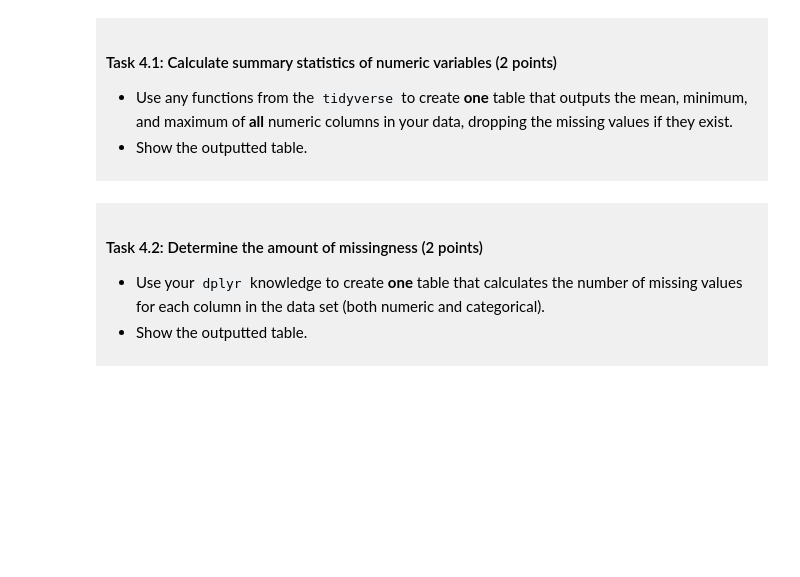
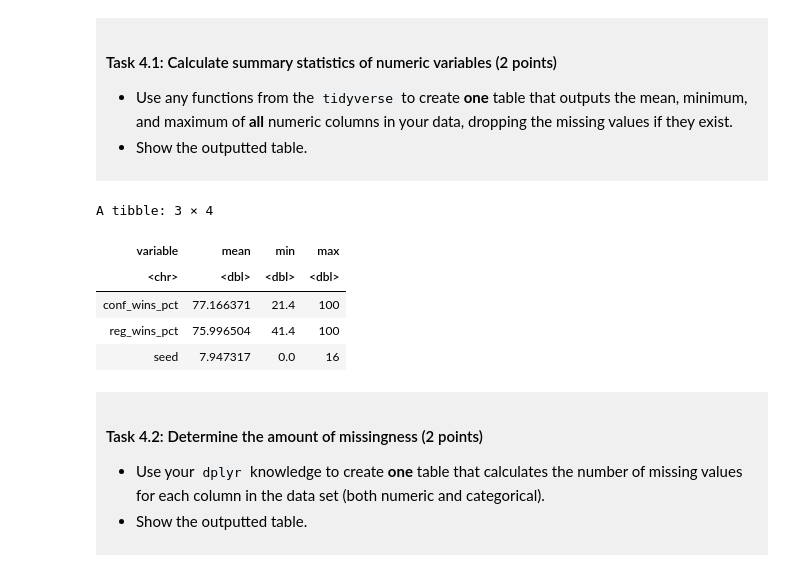
Before and after one commit to sebcud01/dsci-100-project-sebastian-cudmore, a Jupyter notebook: dsci-100-project-notebook.ipynb, the cells around one changed output. Cells and saved outputs as stored; diff of their text form; code cells hidden in the pictures; blank space fills up the shorter version.

```diff
--- a/dsci-100-project-notebook.ipynb
+++ b/dsci-100-project-notebook.ipynb
@@ -255,7 +264,25 @@ You will refine your research question (if needed) and produce a tidy data set.
 
 </div>
 # %%
-### EDIT THIS CODE CELL ###
+numeric_summary <- basket_ball_useful |>
+  pivot_longer(where(is.numeric), names_to = "variable", values_to = "value") |>
+  group_by(variable) |>
+  summarise(
+    mean = mean(value),
+    min  = min(value),
+    max  = max(value)
+  )
+
+numeric_summary
+
+#I found where(is.numeric) on google to only select for numericcal values
+# %% [output]
+A tibble: 3 × 4
+| variable | mean | min | max |
+| <chr> | <dbl> | <dbl> | <dbl> |
+| conf_wins_pct | 77.166371 | 21.4 | 100 |
+| reg_wins_pct | 75.996504 | 41.4 | 100 |
+| seed | 7.947317 | 0.0 | 16 |
 # %% [markdown]
 <div style="background-color: #f0f0f0; padding: 10px;">
 
```
Also changed, not shown: parts of 8 cells of this notebook.
